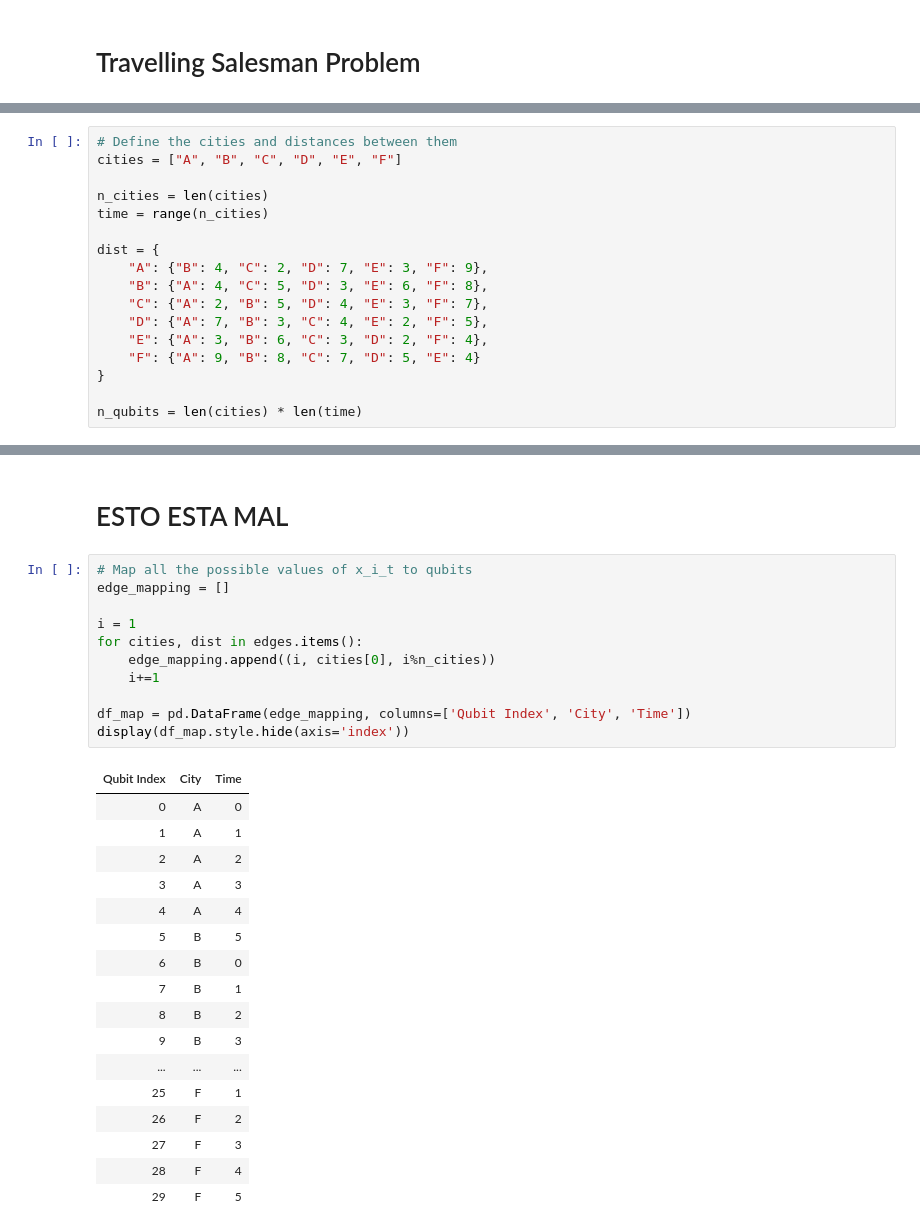
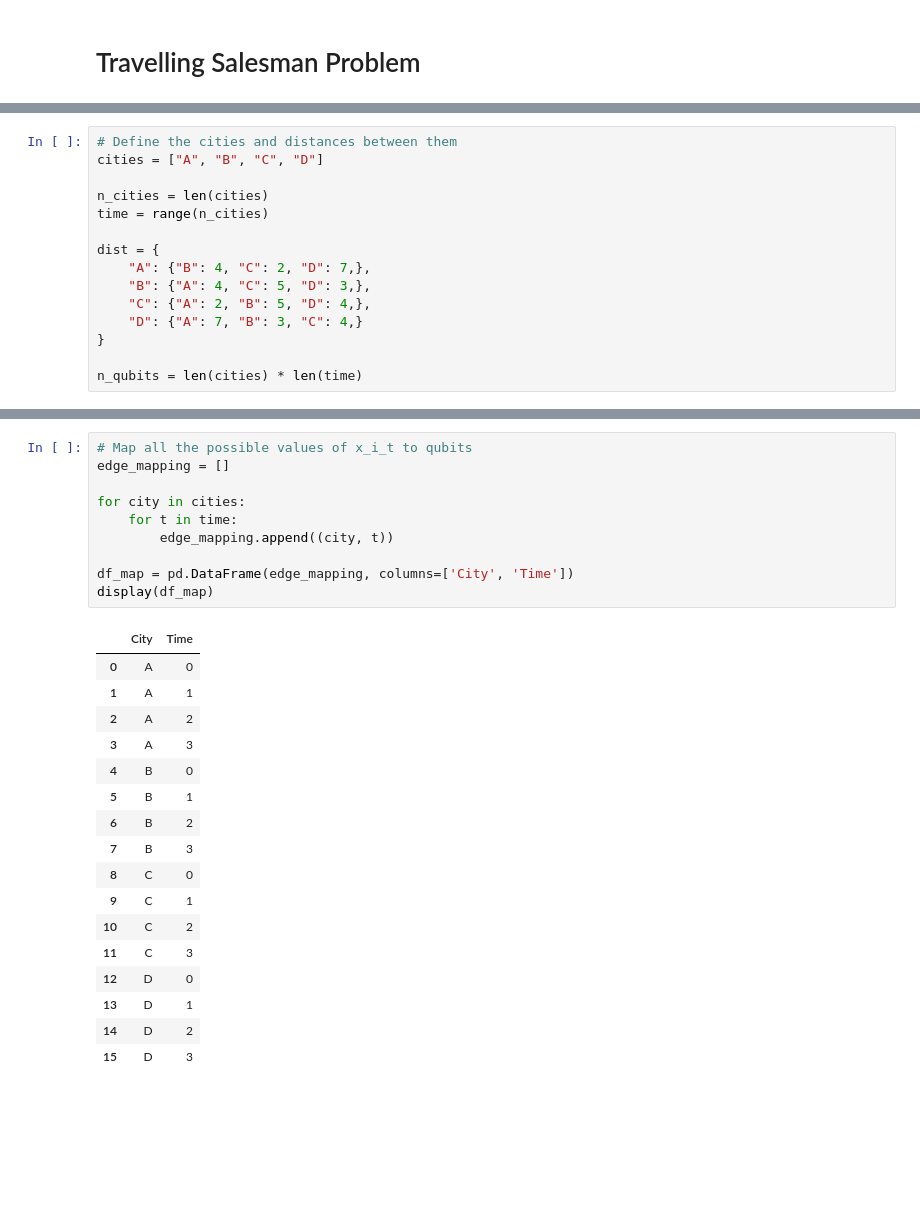
Before and after one commit to mariomeendezz/Quantum-Computing-Notebooks, a Jupyter notebook: notebooks/10. Quantum Aproximate Optimization Algorithm.ipynb, the cells around one changed output, grey strips where cells are left out. Cells and saved outputs as stored; diff of their text form; blank space fills up the shorter version.

```diff
--- a/notebooks/10. Quantum Aproximate Optimization Algorithm.ipynb
+++ b/notebooks/10. Quantum Aproximate Optimization Algorithm.ipynb
@@ -486,17 +612,15 @@ $$
 # %%
 # Define the cities and distances between them
-cities = ["A", "B", "C", "D", "E", "F"]
+cities = ["A", "B", "C", "D"]
 
 n_cities = len(cities)
 time = range(n_cities)
 
 dist = {
-    "A": {"B": 4, "C": 2, "D": 7, "E": 3, "F": 9},
-    "B": {"A": 4, "C": 5, "D": 3, "E": 6, "F": 8},
-    "C": {"A": 2, "B": 5, "D": 4, "E": 3, "F": 7},
-    "D": {"A": 7, "B": 3, "C": 4, "E": 2, "F": 5},
-    "E": {"A": 3, "B": 6, "C": 3, "D": 2, "F": 4},
-    "F": {"A": 9, "B": 8, "C": 7, "D": 5, "E": 4}
+    "A": {"B": 4, "C": 2, "D": 7,},
+    "B": {"A": 4, "C": 5, "D": 3,},
+    "C": {"A": 2, "B": 5, "D": 4,},
+    "D": {"A": 7, "B": 3, "C": 4,}
 }
 
 n_qubits = len(cities) * len(time)
@@ -518,33 +633,30 @@ x0 = np.random.rand(2*n_reps_qaoa) * 2 * np.pi
-# %% [markdown]
-# ESTO ESTA MAL
 # %%
 # Map all the possible values of x_i_t to qubits
 edge_mapping = []
 
-i = 1
-for cities, dist in edges.items():
-    edge_mapping.append((i, cities[0], i%n_cities))
-    i+=1
+for city in cities:
+    for t in time:
+        edge_mapping.append((city, t))
 
-df_map = pd.DataFrame(edge_mapping, columns=['Qubit Index', 'City', 'Time'])
-display(df_map.style.hide(axis='index'))
+df_map = pd.DataFrame(edge_mapping, columns=['City', 'Time'])
+display(df_map)
 # %% [output]
-| Qubit Index | City | Time |
+|  | City | Time |
 | 0 | A | 0 |
 | 1 | A | 1 |
 | 2 | A | 2 |
 | 3 | A | 3 |
-| 4 | A | 4 |
-| 5 | B | 5 |
-| 6 | B | 0 |
-| 7 | B | 1 |
-| 8 | B | 2 |
-| 9 | B | 3 |
-| ... | ... | ... |
-| 25 | F | 1 |
-| 26 | F | 2 |
-| 27 | F | 3 |
-| 28 | F | 4 |
-| 29 | F | 5 |
+| 4 | B | 0 |
+| 5 | B | 1 |
+| 6 | B | 2 |
+| 7 | B | 3 |
+| 8 | C | 0 |
+| 9 | C | 1 |
+| 10 | C | 2 |
+| 11 | C | 3 |
+| 12 | D | 0 |
+| 13 | D | 1 |
+| 14 | D | 2 |
+| 15 | D | 3 |
 # %%
 # Define the cost operator. Now we have also consider the implementation of the restrictions.
```
Also changed, not shown: parts of 25 cells of this notebook.
